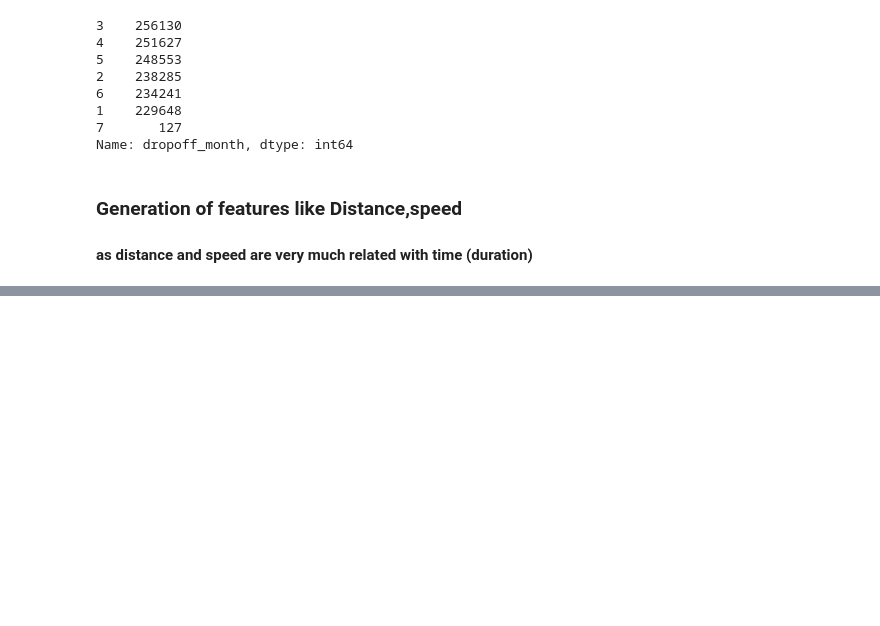
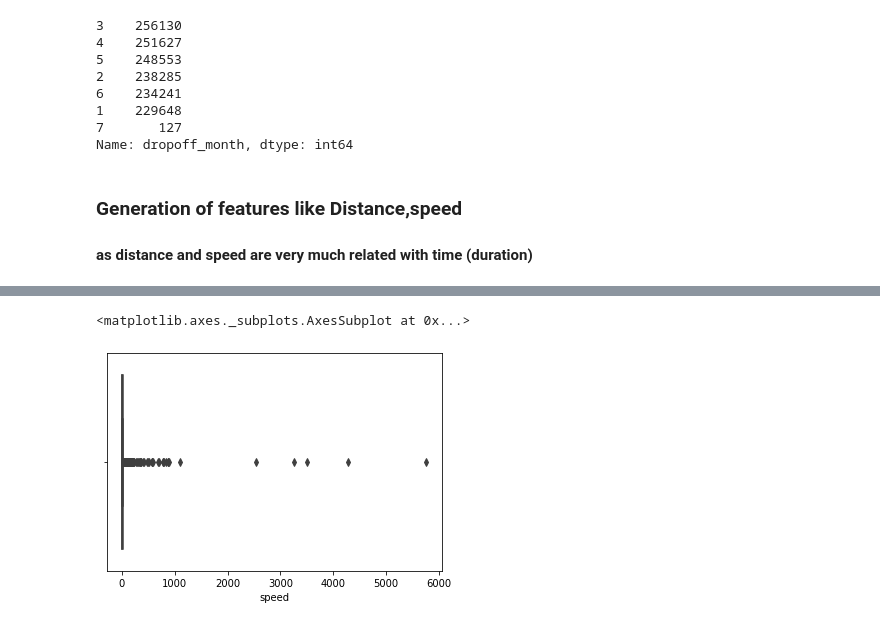
Before and after one commit to Rajashekar-Anumalla/NYC-Taxi-trip-duration-prediction, a Jupyter notebook: NYC_Taxi_Trip_Time_Prediction_Capstone_Project.ipynb, the cells around one changed output, grey strips where cells are left out. Cells and saved outputs as stored; diff of their text form; code cells hidden in the pictures; blank space fills up the shorter version.

```diff
--- a/NYC_Taxi_Trip_Time_Prediction_Capstone_Project.ipynb
+++ b/NYC_Taxi_Trip_Time_Prediction_Capstone_Project.ipynb
@@ -303,0 +303,9 @@ Name: vendor_id, dtype: int64
+# %%
+## feature speed extraction
+data['speed'] = data['distance'] / data['trip_duration_hour']
+# %%
+## checking range of Speed feature
+sns.boxplot(data.speed)
+# %% [output]
+<matplotlib.axes._subplots.AxesSubplot at 0x...>
+[figure, added]
```
Also changed, not shown: parts of 19 cells of this notebook.
